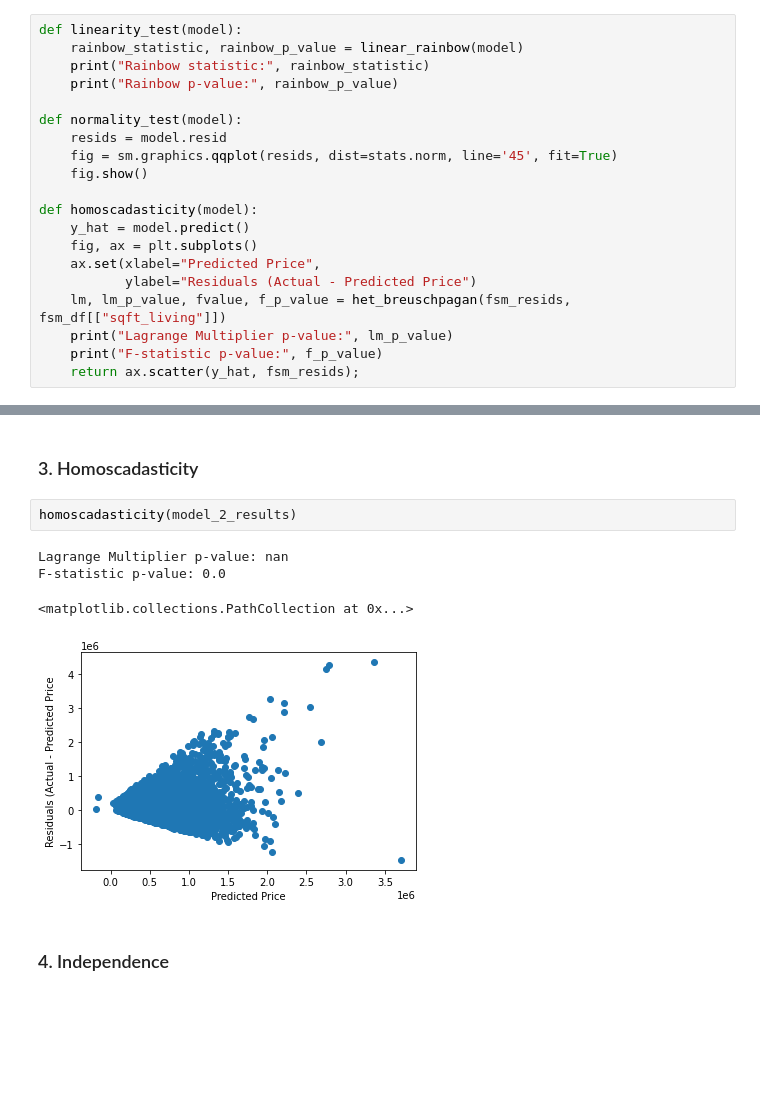
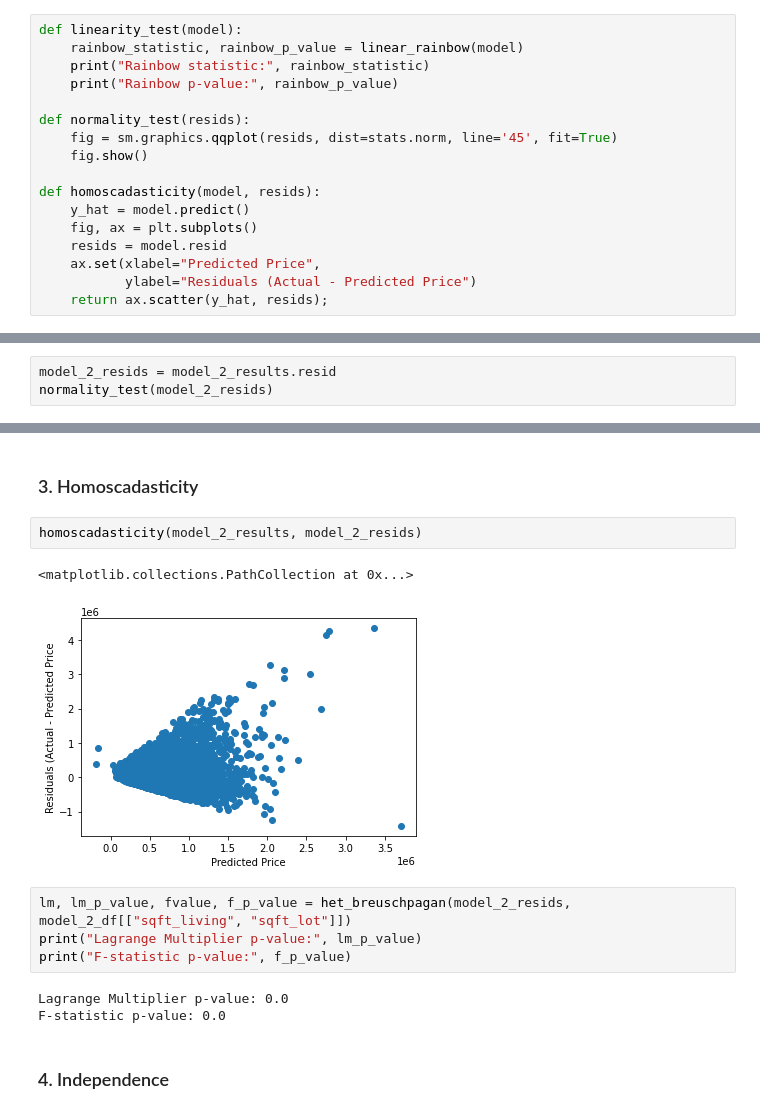
Before and after one commit to nancyho83/Property-Development-Analysis, a Jupyter notebook: Property_Development_Analysis.ipynb, the cells around one changed output, grey strips where cells are left out. Drawn from its saved outputs; the diff is of its cells as text; blank space fills up the shorter version.

```diff
--- a/Property_Development_Analysis.ipynb
+++ b/Property_Development_Analysis.ipynb
@@ -240,20 +240,17 @@ def linearity_test(model):
     print("Rainbow statistic:", rainbow_statistic)
     print("Rainbow p-value:", rainbow_p_value)
 
-def normality_test(model):
-    resids = model.resid
+def normality_test(resids):
     fig = sm.graphics.qqplot(resids, dist=stats.norm, line='45', fit=True)
     fig.show()
 
-def homoscadasticity(model):
+def homoscadasticity(model, resids):
     y_hat = model.predict()
     fig, ax = plt.subplots()
+    resids = model.resid
     ax.set(xlabel="Predicted Price",
            ylabel="Residuals (Actual - Predicted Price")
-    lm, lm_p_value, fvalue, f_p_value = het_breuschpagan(fsm_resids, fsm_df[["sqft_living"]])
-    print("Lagrange Multiplier p-value:", lm_p_value)
-    print("F-statistic p-value:", f_p_value)
-    return ax.scatter(y_hat, fsm_resids);
+    return ax.scatter(y_hat, resids);
 # %% [markdown]
 ### 1. Linearity
 # %%
@@ -349,0 +349,3 @@ normality_test(model_2_results)
+# %%
+model_2_resids = model_2_results.resid
+normality_test(model_2_resids)
@@ -350,12 +354,17 @@ normality_test(model_2_results)
 # %% [markdown]
 ### 3. Homoscadasticity
 # %%
-homoscadasticity(model_2_results)
+homoscadasticity(model_2_results, model_2_resids)
 # %% [output]
-Lagrange Multiplier p-value: nan
-F-statistic p-value: 0.0
+<matplotlib.collections.PathCollection at 0x...>
-<matplotlib.collections.PathCollection at 0x...>
-[figure, old version]
+[figure, new version]
+# %%
+lm, lm_p_value, fvalue, f_p_value = het_breuschpagan(model_2_resids, model_2_df[["sqft_living", "sqft_lot"]])
+print("Lagrange Multiplier p-value:", lm_p_value)
+print("F-statistic p-value:", f_p_value)
+# %% [output]
+Lagrange Multiplier p-value: 0.0
+F-statistic p-value: 0.0
 # %% [markdown]
 ### 4. Independence
 # %%
```
Also changed, not shown: parts of 13 cells of this notebook.
